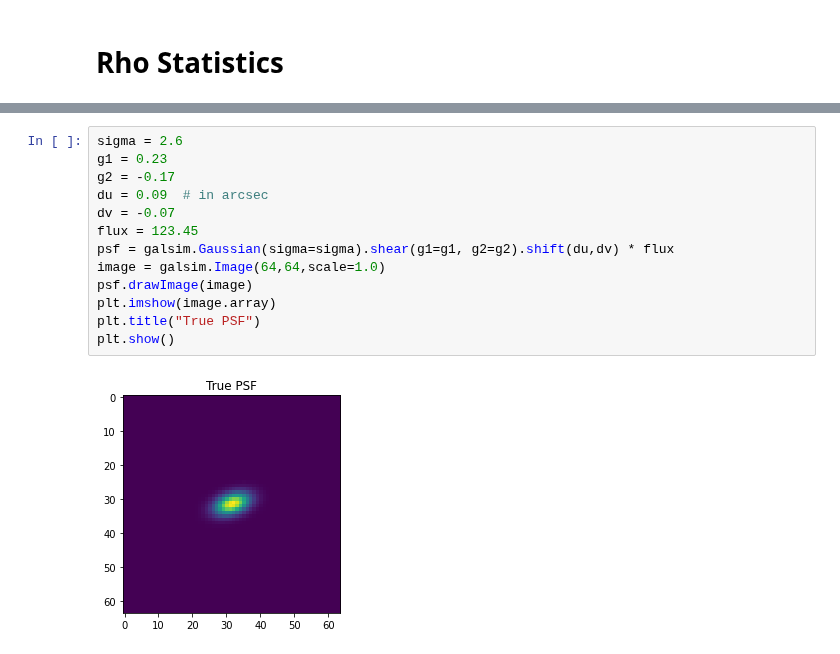
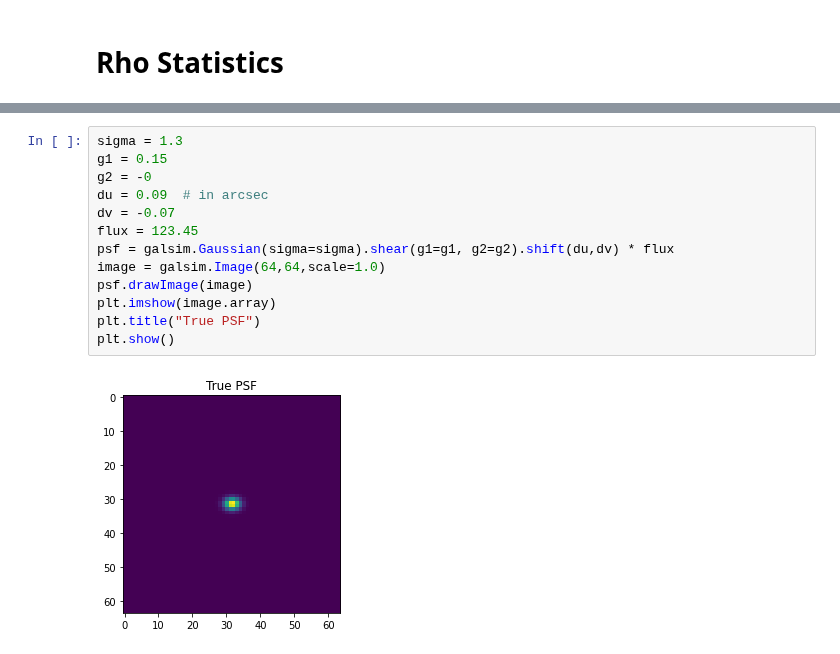
Before and after one commit to CosmoStat/Shear-and-PSF-Reading-Group, a Jupyter notebook: shearbook/psf/rho-statistics.ipynb, the cells around one changed output, grey strips where cells are left out. Drawn from its saved outputs; the diff is of its cells as text.

```diff
--- a/shearbook/psf/rho-statistics.ipynb
+++ b/shearbook/psf/rho-statistics.ipynb
@@ -161,18 +243,18 @@ plt.show()
 # %%
-sigma = 2.6
-g1 = 0.23
-g2 = -0.17
+sigma = 1.3
+g1 = 0.15
+g2 = -0
 du = 0.09  # in arcsec
 dv = -0.07
 flux = 123.45
 psf = galsim.Gaussian(sigma=sigma).shear(g1=g1, g2=g2).shift(du,dv) * flux
 image = galsim.Image(64,64,scale=1.0)
 psf.drawImage(image)
 plt.imshow(image.array)
 plt.title("True PSF")
 plt.show()
 # %% [output]
-[figure, old version]
+[figure, new version]
 # %%
 psf = piff.read(psf_file)
 star = piff.Star.makeTarget(x=32,y=32)
```
Also changed, not shown: parts of 7 cells of this notebook, 1 other file.
